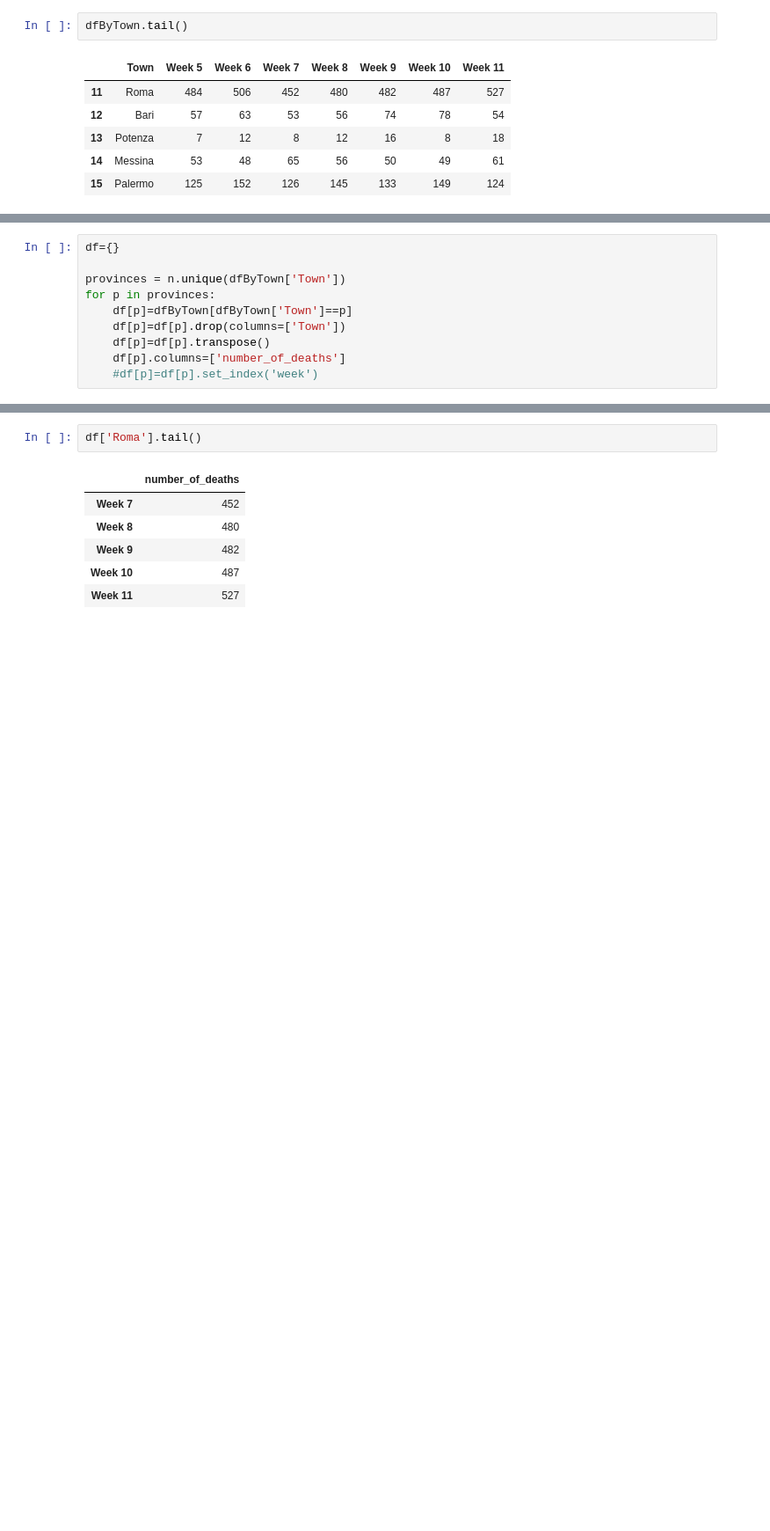
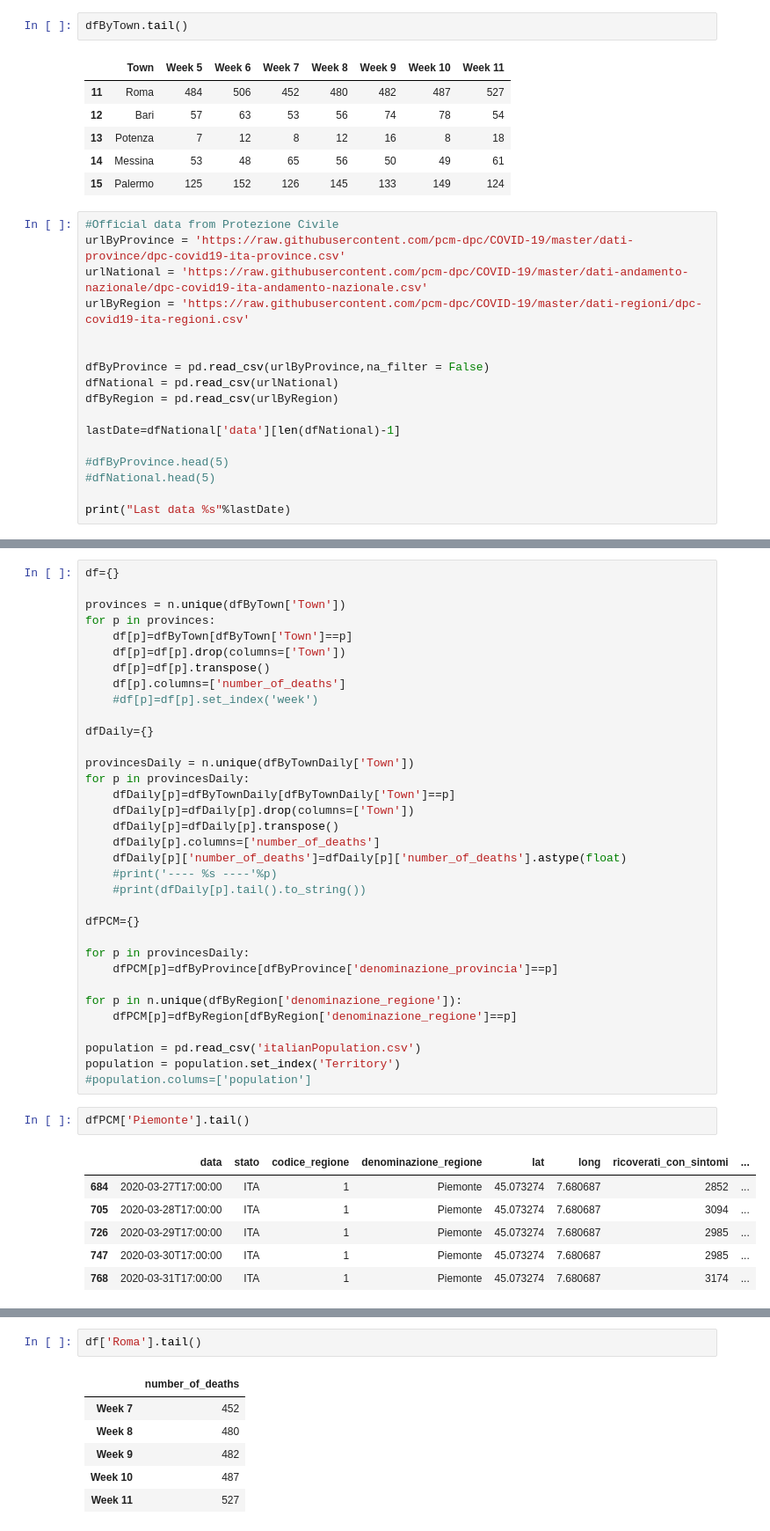
Before and after one commit to pmeridian/COVID19_DA, a Jupyter notebook: analisiMortalita.ipynb, the cells around one changed output, grey strips where cells are left out. Shown: that part at 88% size. Drawn from its saved outputs; the diff is of its cells as text; blank space fills up the shorter version.

```diff
--- a/analisiMortalita.ipynb
+++ b/analisiMortalita.ipynb
@@ -19,3 +22,20 @@ dfByTown.tail()
 | 13 | Potenza | 7 | 12 | 8 | 12 | 16 | 8 | 18 |
 | 14 | Messina | 53 | 48 | 65 | 56 | 50 | 49 | 61 |
 | 15 | Palermo | 125 | 152 | 126 | 145 | 133 | 149 | 124 |
+# %%
+#Official data from Protezione Civile
+urlByProvince = 'https://raw.githubusercontent.com/pcm-dpc/COVID-19/master/dati-province/dpc-covid19-ita-province.csv'
+urlNational = 'https://raw.githubusercontent.com/pcm-dpc/COVID-19/master/dati-andamento-nazionale/dpc-covid19-ita-andamento-nazionale.csv'
+urlByRegion = 'https://raw.githubusercontent.com/pcm-dpc/COVID-19/master/dati-regioni/dpc-covid19-ita-regioni.csv'
+
+
+dfByProvince = pd.read_csv(urlByProvince,na_filter = False)
+dfNational = pd.read_csv(urlNational)
+dfByRegion = pd.read_csv(urlByRegion)
+
+lastDate=dfNational['data'][len(dfNational)-1]
+
+#dfByProvince.head(5)
+#dfNational.head(5)
+
+print("Last data %s"%lastDate)
@@ -29,3 +51,36 @@ for p in provinces:
     df[p]=df[p].transpose()
     df[p].columns=['number_of_deaths']
     #df[p]=df[p].set_index('week')
+
+dfDaily={}
+
+provincesDaily = n.unique(dfByTownDaily['Town'])
+for p in provincesDaily:
+    dfDaily[p]=dfByTownDaily[dfByTownDaily['Town']==p]
+    dfDaily[p]=dfDaily[p].drop(columns=['Town'])
+    dfDaily[p]=dfDaily[p].transpose()
+    dfDaily[p].columns=['number_of_deaths']
+    dfDaily[p]['number_of_deaths']=dfDaily[p]['number_of_deaths'].astype(float)
+    #print('---- %s ----'%p)
+    #print(dfDaily[p].tail().to_string())
+
+dfPCM={}
+
+for p in provincesDaily:
+    dfPCM[p]=dfByProvince[dfByProvince['denominazione_provincia']==p]
+
+for p in n.unique(dfByRegion['denominazione_regione']):
+    dfPCM[p]=dfByRegion[dfByRegion['denominazione_regione']==p]
+
+population = pd.read_csv('italianPopulation.csv')
+population = population.set_index('Territory')
+#population.colums=['population']
+# %%
+dfPCM['Piemonte'].tail()
+# %% [output]
+|  | data | stato | codice_regione | denominazione_regione | lat | long | ricoverati_con_sintomi | ... |
+| 684 | 2020-03-27T17:00:00 | ITA | 1 | Piemonte | 45.073274 | 7.680687 | 2852 | ... |
+| 705 | 2020-03-28T17:00:00 | ITA | 1 | Piemonte | 45.073274 | 7.680687 | 3094 | ... |
+| 726 | 2020-03-29T17:00:00 | ITA | 1 | Piemonte | 45.073274 | 7.680687 | 2985 | ... |
+| 747 | 2020-03-30T17:00:00 | ITA | 1 | Piemonte | 45.073274 | 7.680687 | 2985 | ... |
+| 768 | 2020-03-31T17:00:00 | ITA | 1 | Piemonte | 45.073274 | 7.680687 | 3174 | ... |
```
Also changed, not shown: parts of 8 cells of this notebook, 1 other file.
